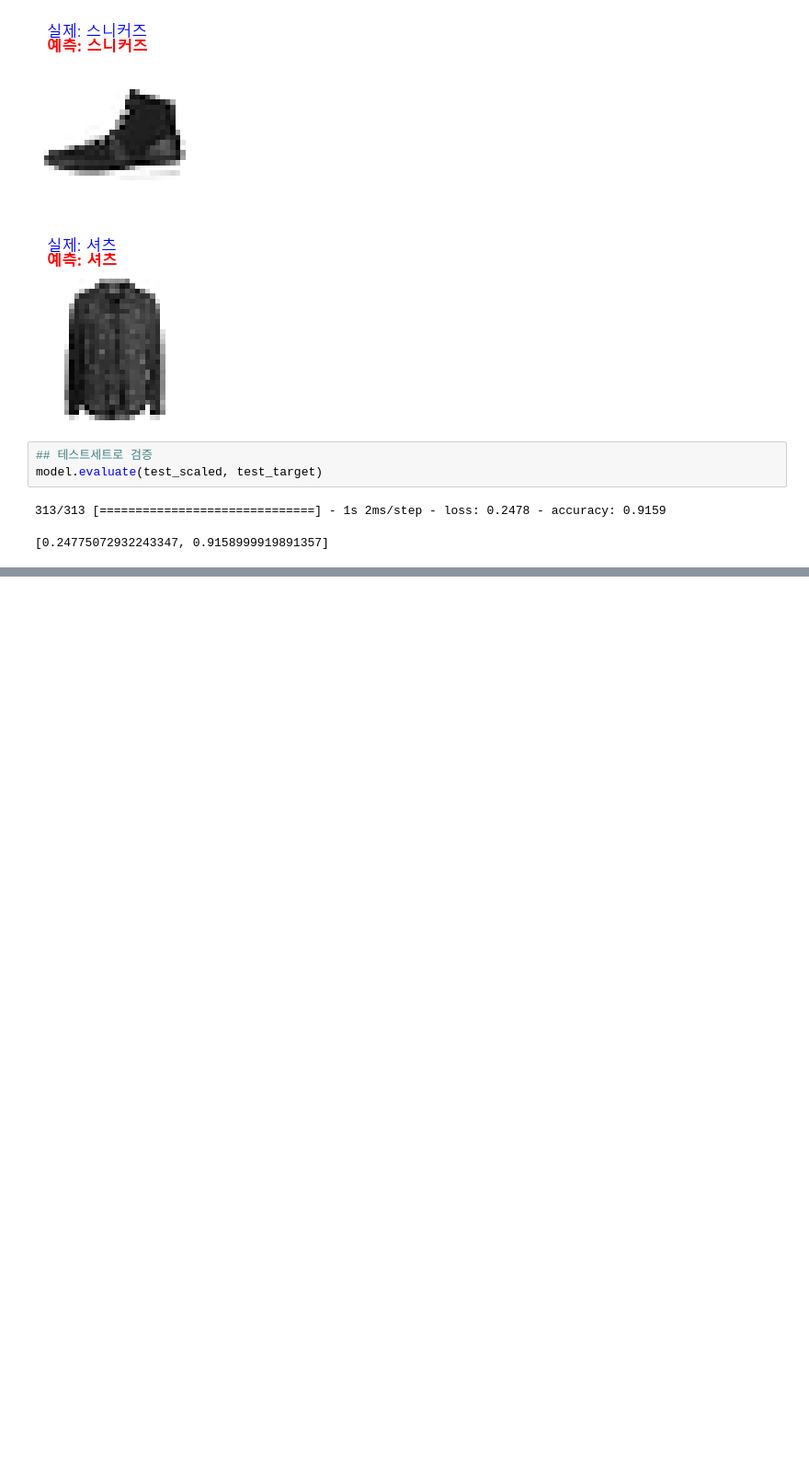
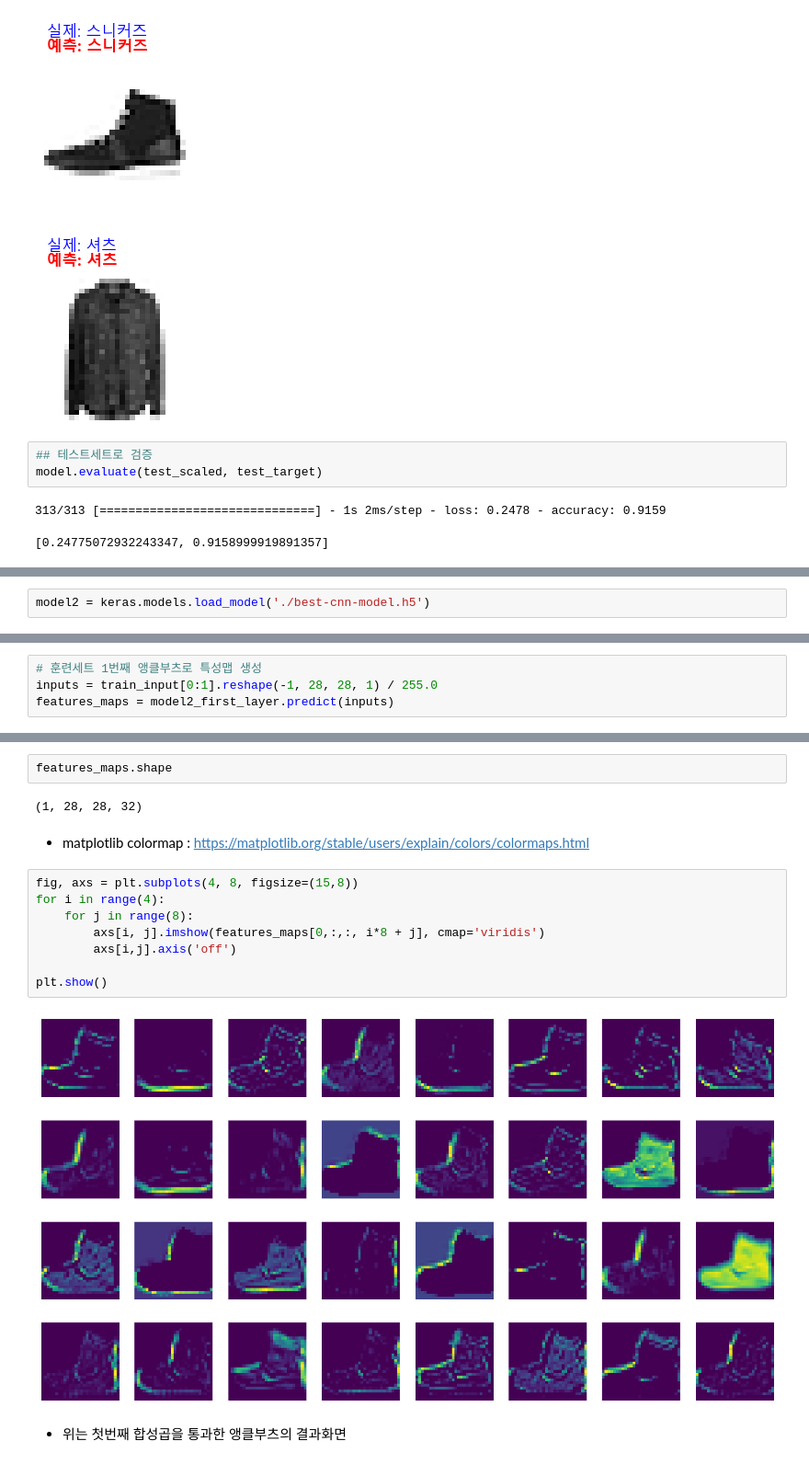
Before and after one commit to emilianolee/iot-dataanalysis-2025, a Jupyter notebook: day05/mldl01_케라스_합성곱신경망.ipynb, the cells around one changed output, grey strips where cells are left out. Shown at 92% size. Cells and saved outputs as stored; diff of their text form; blank space fills up the shorter version.

```diff
--- a/day05/mldl01_케라스_합성곱신경망.ipynb
+++ b/day05/mldl01_케라스_합성곱신경망.ipynb
@@ -282,0 +285,2 @@ model.evaluate(test_scaled, test_target)
+# %%
+model2 = keras.models.load_model('./best-cnn-model.h5')
@@ -282,0 +355,4 @@ model.evaluate(test_scaled, test_target)
+# %%
+# 훈련세트 1번째 앵클부츠로 특성맵 생성
+inputs = train_input[0:1].reshape(-1, 28, 28, 1) / 255.0
+features_maps = model2_first_layer.predict(inputs)
@@ -283,3 +361,21 @@ model.evaluate(test_scaled, test_target)
+# %%
+features_maps.shape
+# %% [output]
+(1, 28, 28, 32)
+# %% [markdown]
+- matplotlib colormap : https://matplotlib.org/stable/users/explain/colors/colormaps.html
+# %%
+fig, axs = plt.subplots(4, 8, figsize=(15,8))
+for i in range(4):
+    for j in range(8):
+        axs[i, j].imshow(features_maps[0,:,:, i*8 + j], cmap='viridis')
+        axs[i,j].axis('off')
+
+plt.show()
+# %% [output]
+[figure, added]
+# %% [markdown]
+- 위는 첫번째 합성곱을 통과한 앵클부츠의 결과화면
 # %% [markdown]
 #### 결론
 - 일반신경망이나 심층신경망으로 훈련했을 때 보다 정확도가 높아짐
```
Also changed, not shown: parts of 11 cells of this notebook, 4 other files.
